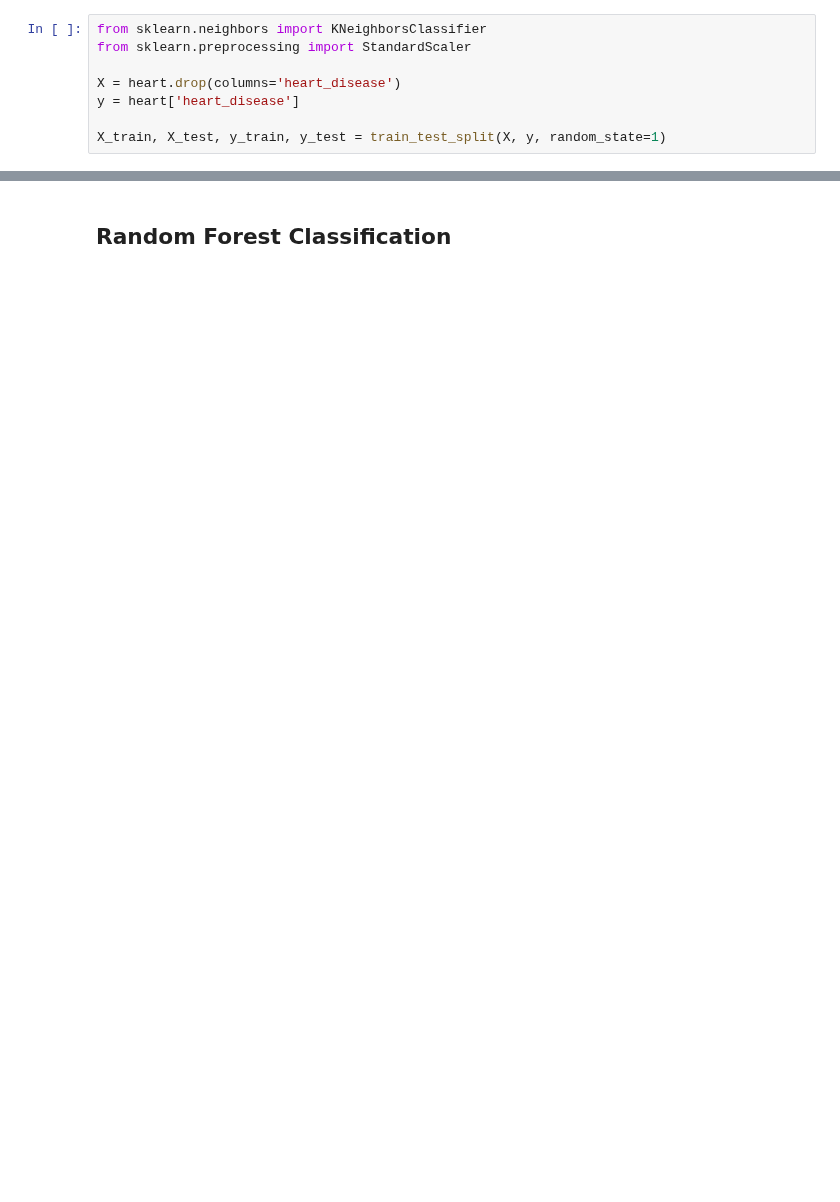
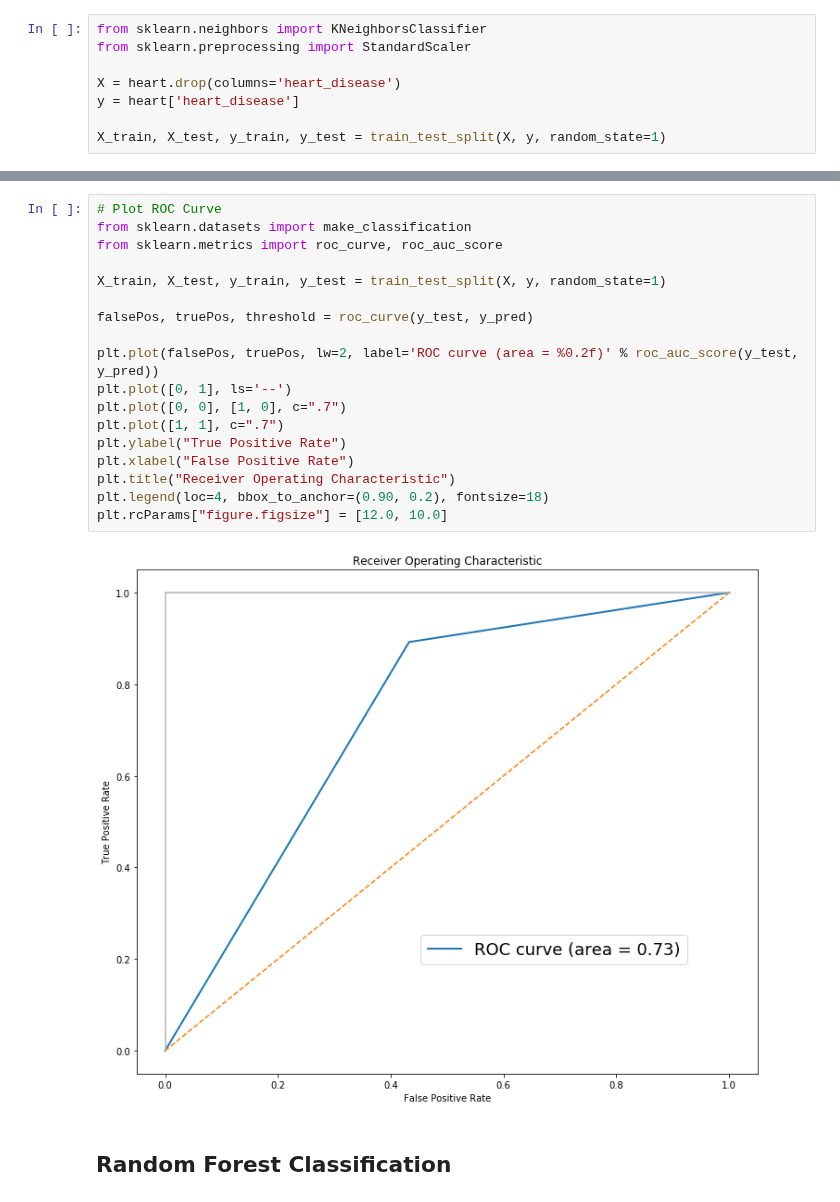
Before and after one commit to ljsauer/LaunchCode, a Jupyter notebook: Final Project - Model/Heart_Disease_Model.ipynb, the cells around one changed output, grey strips where cells are left out. Cells and saved outputs as stored; diff of their text form; blank space fills up the shorter version.

```diff
--- a/Final Project - Model/Heart_Disease_Model.ipynb
+++ b/Final Project - Model/Heart_Disease_Model.ipynb
@@ -102,3 +181,23 @@ True
+# %%
+# Plot ROC Curve
+from sklearn.datasets import make_classification
+from sklearn.metrics import roc_curve, roc_auc_score
+
+X_train, X_test, y_train, y_test = train_test_split(X, y, random_state=1)
+
+falsePos, truePos, threshold = roc_curve(y_test, y_pred)
+
+plt.plot(falsePos, truePos, lw=2, label='ROC curve (area = %0.2f)' % roc_auc_score(y_test, y_pred))
+plt.plot([0, 1], ls='--')
+plt.plot([0, 0], [1, 0], c=".7")
+plt.plot([1, 1], c=".7")
+plt.ylabel("True Positive Rate")
+plt.xlabel("False Positive Rate")
+plt.title("Receiver Operating Characteristic")
+plt.legend(loc=4, bbox_to_anchor=(0.90, 0.2), fontsize=18)
+plt.rcParams["figure.figsize"] = [12.0, 10.0]
+# %% [output]
+[figure, added]
 # %% [markdown]
 ## Random Forest Classification
 # %%
```
Also changed, not shown: parts of 33 cells of this notebook.
